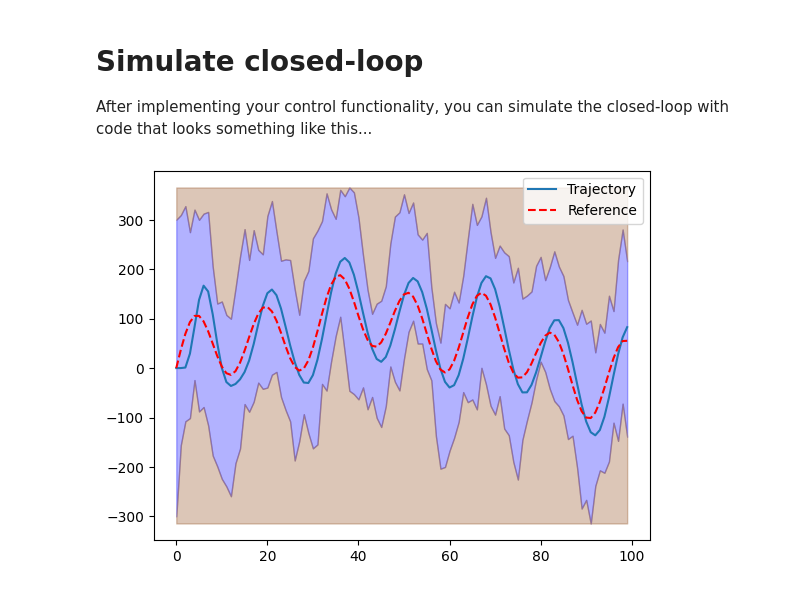
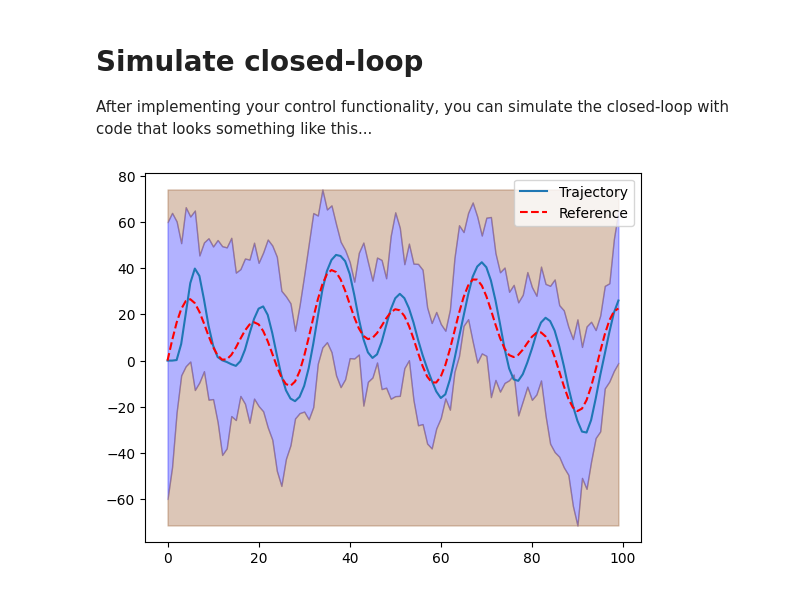
Before and after one commit to ishworp-ox/b1-coding-practical-mt24, a Jupyter notebook: notebooks/demo.ipynb, the cells around one changed output. Drawn from its saved outputs; the diff is of its cells as text; code cells hidden in the pictures.

```diff
--- a/notebooks/demo.ipynb
+++ b/notebooks/demo.ipynb
@@ -14,22 +14,22 @@ After implementing your control functionality, you can simulate the closed-loop
 # %%
 # Import relevant modules
 import sys
 import os
 
 # Add the B1-CODING-PRACTICAL-MT24 directory to the Python path
 sys.path.append(os.path.abspath('..'))
 
 # Import custom classes and functions
 from uuv_mission.dynamic import Submarine, ClosedLoop, Mission
 from uuv_mission.control import PDController
 
 sub = Submarine()
 controller = PDController(K_P=0.15, K_D=0.6)
 # Instantiate your controller (depending on your implementation)
 closed_loop = ClosedLoop(sub, controller)
 #mission = Mission.from_csv("../data/mission.csv") # You must implement this method in the Mission class
-mission = Mission.random_mission(100,100)
+mission = Mission.random_mission(100,20)
 trajectory = closed_loop.simulate_with_random_disturbances(mission)
 trajectory.plot_completed_mission(mission)
 # %% [output]
-[figure, old version]
+[figure, new version]
```
Also changed, not shown: 1 other file.
